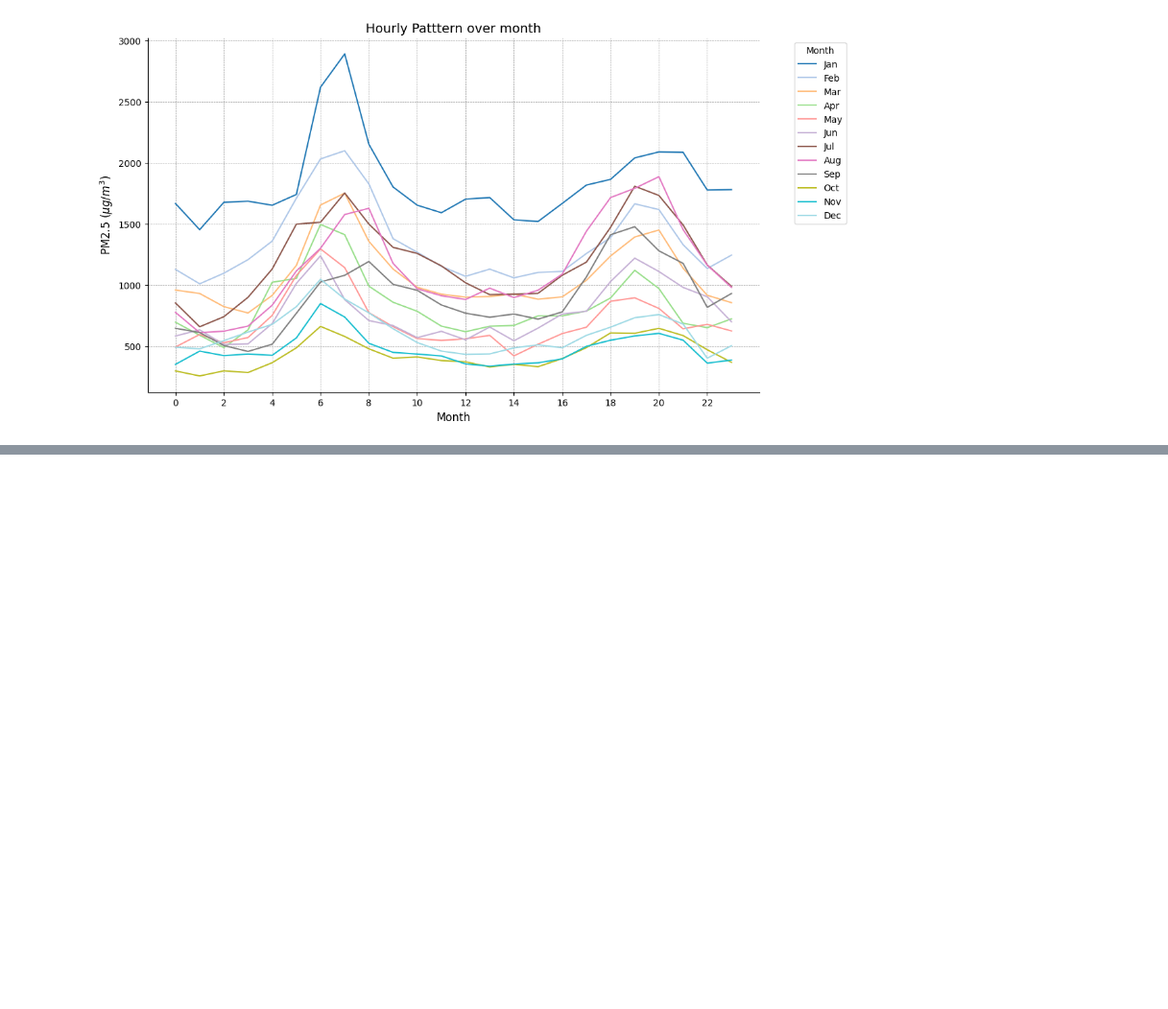
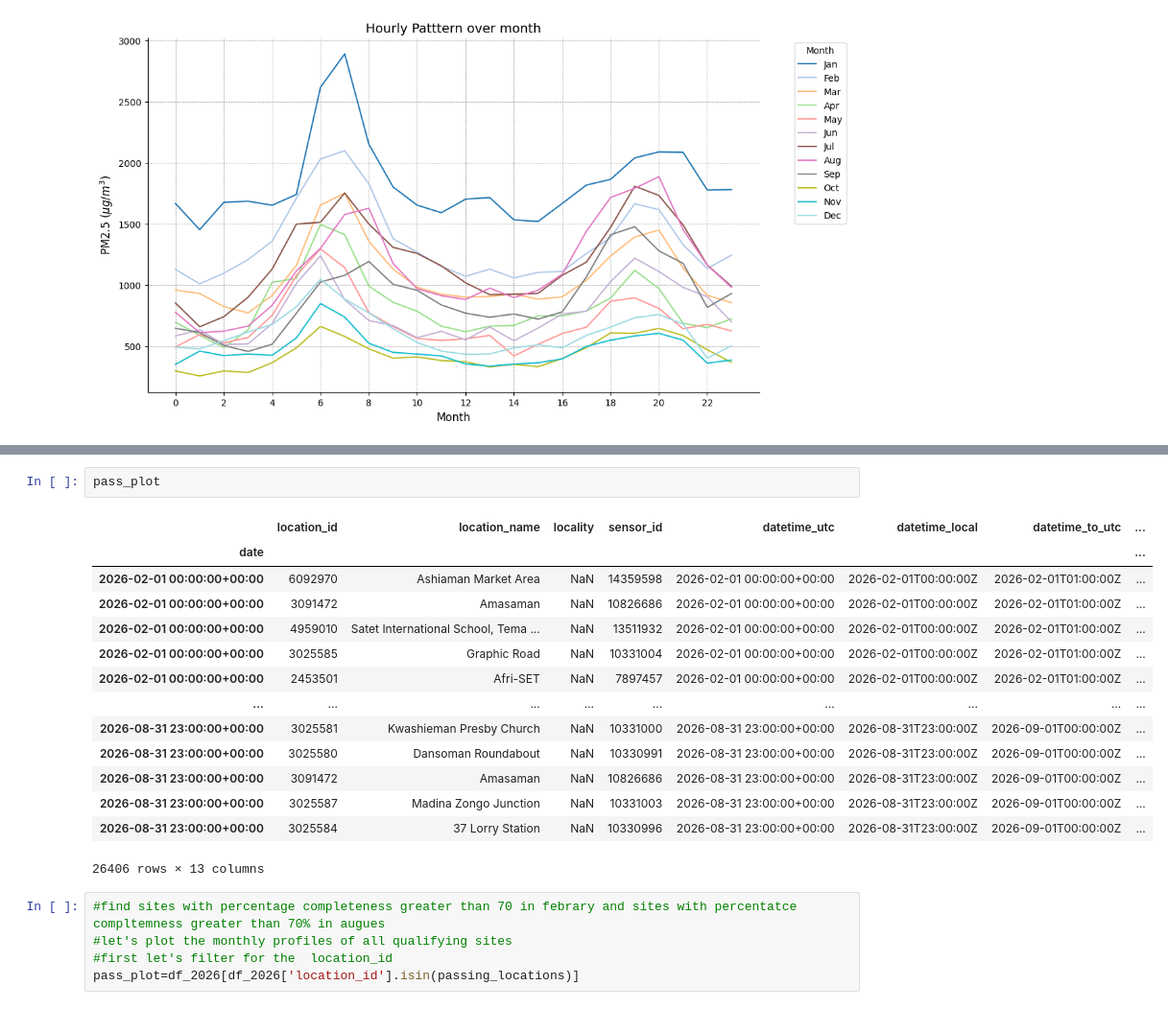
Before and after one commit to raidenkhan/Accra_sensor_data_science_project, a Jupyter notebook: Sensor_analysis.ipynb, the cells around one changed output, grey strips where cells are left out. Shown at 96% size. Drawn from its saved outputs; the diff is of its cells as text; blank space fills up the shorter version.

```diff
--- a/Sensor_analysis.ipynb
+++ b/Sensor_analysis.ipynb
@@ -335,0 +449,22 @@ Name: pm25_value, Length: 288, dtype: float64
+# %%
+pass_plot
+# %% [output]
+|  | location_id | location_name | locality | sensor_id | datetime_utc | datetime_local | datetime_to_utc | ... |
+| date |  |  |  |  |  |  |  | ... |
+| 2026-02-01 00:00:00+00:00 | 6092970 | Ashiaman Market Area | NaN | 14359598 | 2026-02-01 00:00:00+00:00 | 2026-02-01T00:00:00Z | 2026-02-01T01:00:00Z | ... |
+| 2026-02-01 00:00:00+00:00 | 3091472 | Amasaman | NaN | 10826686 | 2026-02-01 00:00:00+00:00 | 2026-02-01T00:00:00Z | 2026-02-01T01:00:00Z | ... |
+| 2026-02-01 00:00:00+00:00 | 4959010 | Satet International School, Tema ... | NaN | 13511932 | 2026-02-01 00:00:00+00:00 | 2026-02-01T00:00:00Z | 2026-02-01T01:00:00Z | ... |
+| 2026-02-01 00:00:00+00:00 | 3025585 | Graphic Road | NaN | 10331004 | 2026-02-01 00:00:00+00:00 | 2026-02-01T00:00:00Z | 2026-02-01T01:00:00Z | ... |
+| 2026-02-01 00:00:00+00:00 | 2453501 | Afri-SET | NaN | 7897457 | 2026-02-01 00:00:00+00:00 | 2026-02-01T00:00:00Z | 2026-02-01T01:00:00Z | ... |
+| ... | ... | ... | ... | ... | ... | ... | ... | ... |
+| 2026-08-31 23:00:00+00:00 | 3025581 | Kwashieman Presby Church | NaN | 10331000 | 2026-08-31 23:00:00+00:00 | 2026-08-31T23:00:00Z | 2026-09-01T00:00:00Z | ... |
+| 2026-08-31 23:00:00+00:00 | 3025580 | Dansoman Roundabout | NaN | 10330991 | 2026-08-31 23:00:00+00:00 | 2026-08-31T23:00:00Z | 2026-09-01T00:00:00Z | ... |
+| 2026-08-31 23:00:00+00:00 | 3091472 | Amasaman | NaN | 10826686 | 2026-08-31 23:00:00+00:00 | 2026-08-31T23:00:00Z | 2026-09-01T00:00:00Z | ... |
+| 2026-08-31 23:00:00+00:00 | 3025587 | Madina Zongo Junction | NaN | 10331003 | 2026-08-31 23:00:00+00:00 | 2026-08-31T23:00:00Z | 2026-09-01T00:00:00Z | ... |
+| 2026-08-31 23:00:00+00:00 | 3025584 | 37 Lorry Station | NaN | 10330996 | 2026-08-31 23:00:00+00:00 | 2026-08-31T23:00:00Z | 2026-09-01T00:00:00Z | ... |
+26406 rows × 13 columns
+# %%
+#find sites with percentage completeness greater than 70 in febrary and sites with percentatce compltemness greater than 70% in augues
+#let's plot the monthly profiles of all qualifying sites
+#first let's filter for the  location_id
+pass_plot=df_2026[df_2026['location_id'].isin(passing_locations)]
```
Also changed, not shown: parts of 17 cells of this notebook, 4 other files.
